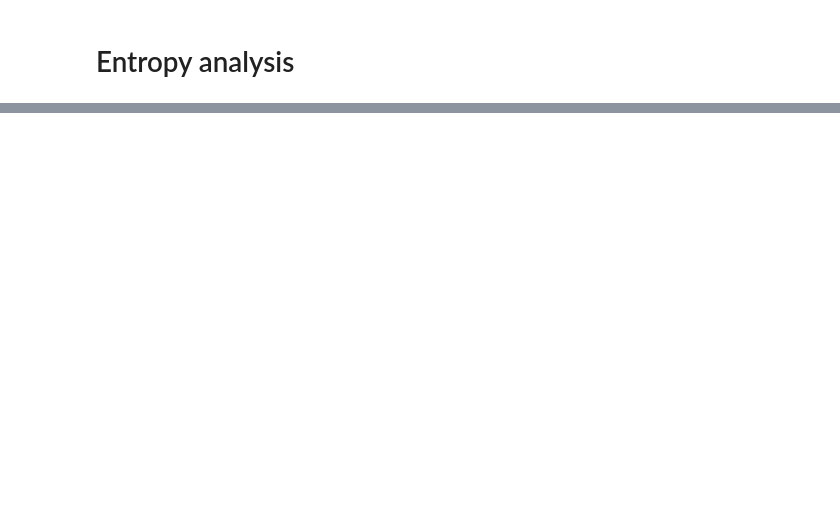
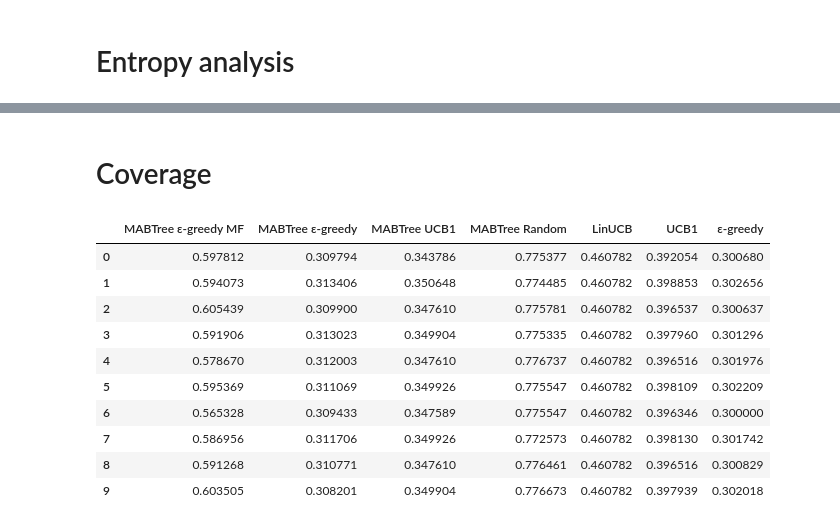
Before and after one commit to rik1599/recsys4good, a Jupyter notebook: evaluate.ipynb, the cells around one changed output, grey strips where cells are left out. Drawn from its saved outputs; the diff is of its cells as text; code cells hidden in the pictures; blank space fills up the shorter version.

```diff
--- a/evaluate.ipynb
+++ b/evaluate.ipynb
@@ -149,0 +150,21 @@ plt.show()
+# %% [markdown]
+# Coverage
+# %%
+df_coverage = pd.concat((
+    pd.read_csv('./out/mabtree_coverages.csv', index_col=0),
+    pd.read_csv('./out/baseline_coverages.csv', index_col=0),
+), axis=1)
+
+df_coverage
+# %% [output]
+|  | MABTree ε-greedy MF | MABTree ε-greedy | MABTree UCB1 | MABTree Random | LinUCB | UCB1 | ε-greedy |
+| 0 | 0.597812 | 0.309794 | 0.343786 | 0.775377 | 0.460782 | 0.392054 | 0.300680 |
+| 1 | 0.594073 | 0.313406 | 0.350648 | 0.774485 | 0.460782 | 0.398853 | 0.302656 |
+| 2 | 0.605439 | 0.309900 | 0.347610 | 0.775781 | 0.460782 | 0.396537 | 0.300637 |
+| 3 | 0.591906 | 0.313023 | 0.349904 | 0.775335 | 0.460782 | 0.397960 | 0.301296 |
+| 4 | 0.578670 | 0.312003 | 0.347610 | 0.776737 | 0.460782 | 0.396516 | 0.301976 |
+| 5 | 0.595369 | 0.311069 | 0.349926 | 0.775547 | 0.460782 | 0.398109 | 0.302209 |
+| 6 | 0.565328 | 0.309433 | 0.347589 | 0.775547 | 0.460782 | 0.396346 | 0.300000 |
+| 7 | 0.586956 | 0.311706 | 0.349926 | 0.772573 | 0.460782 | 0.398130 | 0.301742 |
+| 8 | 0.591268 | 0.310771 | 0.347610 | 0.776461 | 0.460782 | 0.396516 | 0.300829 |
+| 9 | 0.603505 | 0.308201 | 0.349904 | 0.776673 | 0.460782 | 0.397939 | 0.302018 |
```
Also changed, not shown: parts of 11 cells of this notebook, 10 other files.
